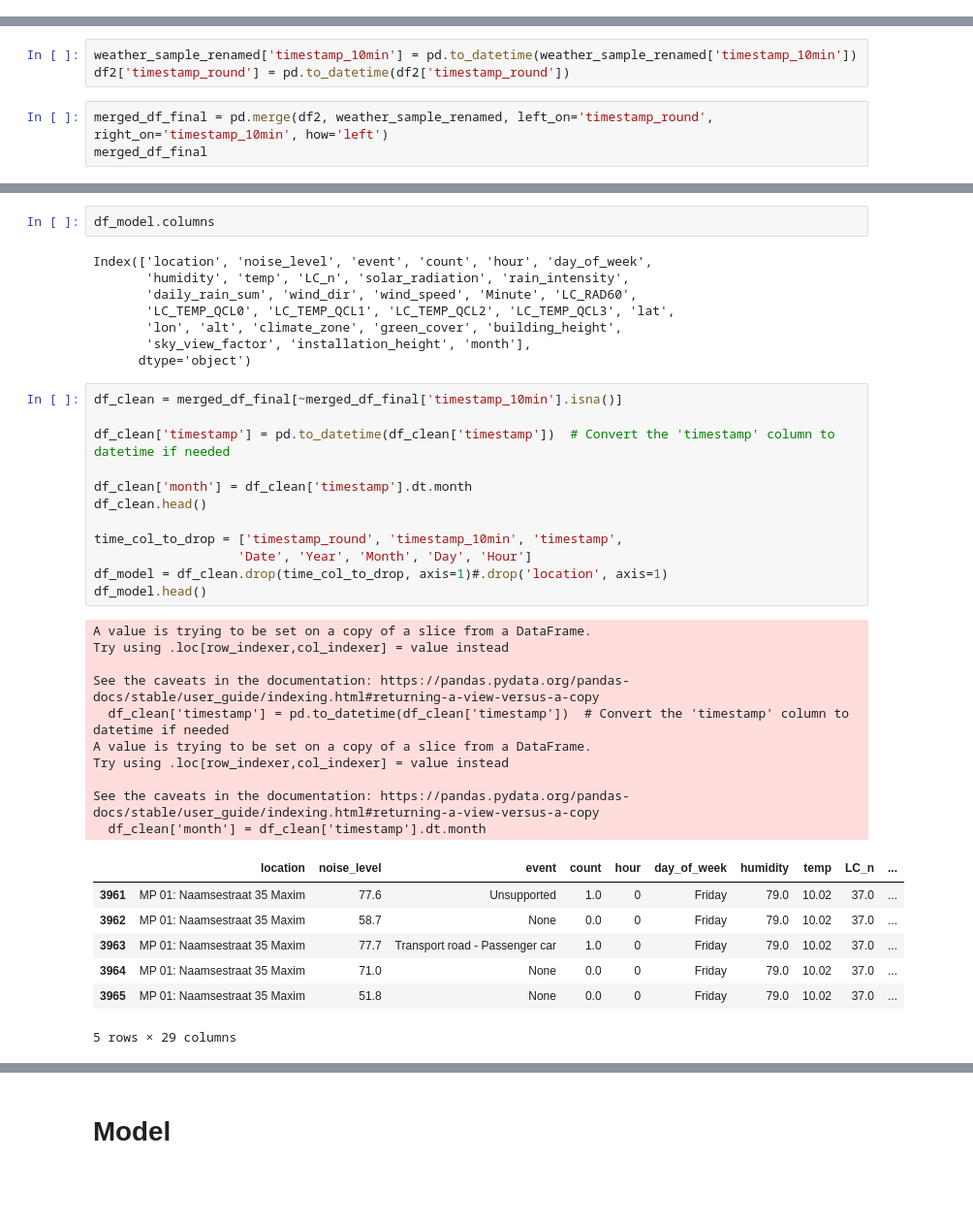
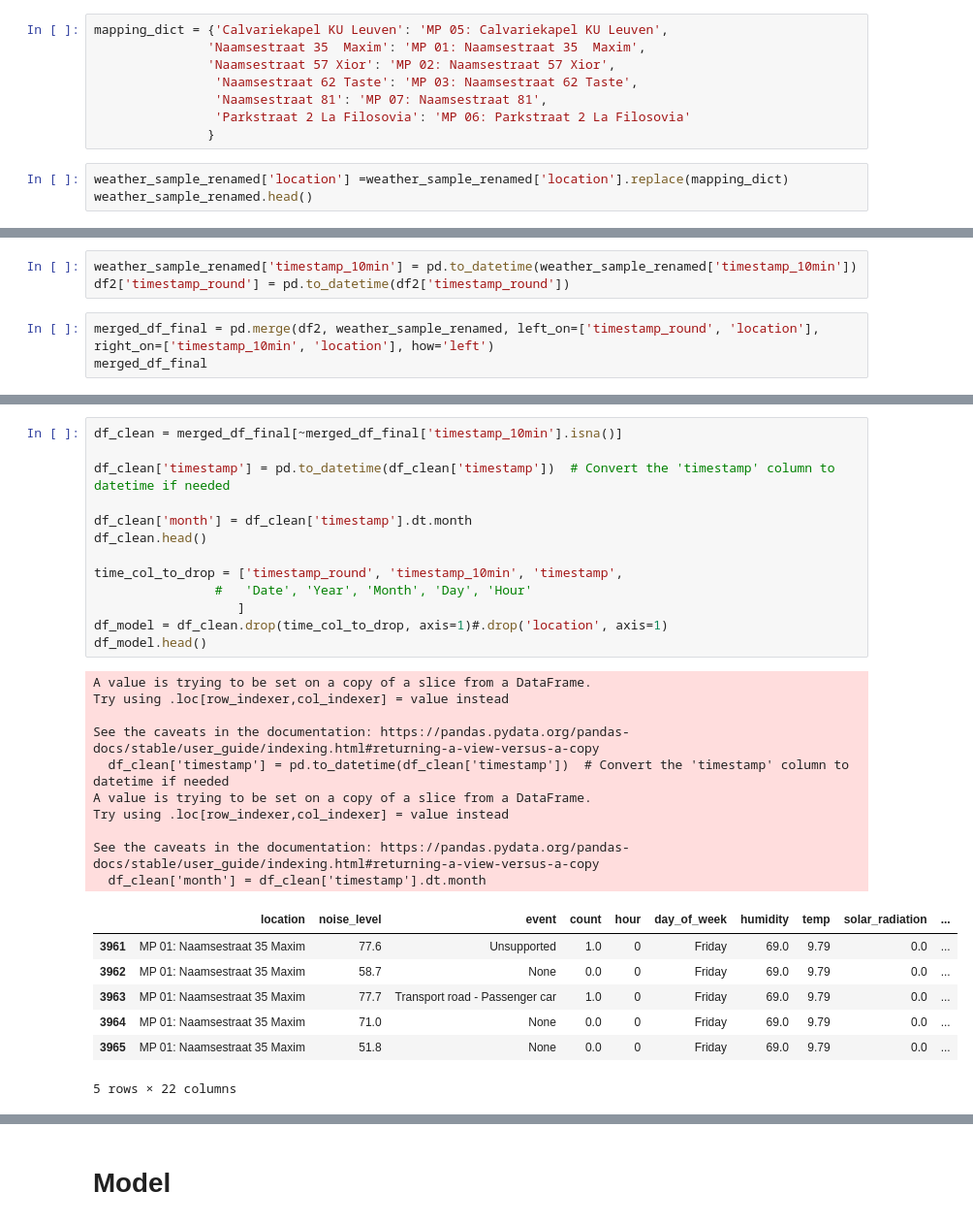
Before and after one commit to ngthien23/KUL-MDA, a Jupyter notebook: WentingJiang/standard_model.ipynb, the cells around one changed output, grey strips where cells are left out. Shown at 97% size. Cells and saved outputs as stored; diff of their text form; blank space fills up the shorter version.

```diff
--- a/WentingJiang/standard_model.ipynb
+++ b/WentingJiang/standard_model.ipynb
@@ -637,0 +613,11 @@ weather_sample_renamed.head() # now merge this by location and time to the noise
+# %%
+mapping_dict = {'Calvariekapel KU Leuven': 'MP 05: Calvariekapel KU Leuven',
+               'Naamsestraat 35  Maxim': 'MP 01: Naamsestraat 35  Maxim',
+               'Naamsestraat 57 Xior': 'MP 02: Naamsestraat 57 Xior',
+                'Naamsestraat 62 Taste': 'MP 03: Naamsestraat 62 Taste',
+                'Naamsestraat 81': 'MP 07: Naamsestraat 81',
+                'Parkstraat 2 La Filosovia': 'MP 06: Parkstraat 2 La Filosovia'
+               }
+# %%
+weather_sample_renamed['location'] =weather_sample_renamed['location'].replace(mapping_dict)
+weather_sample_renamed.head()
@@ -660,7 +691,7 @@ array(['MP 01: Naamsestraat 35  Maxim', 'MP 02: Naamsestraat 57 Xior',
 weather_sample_renamed['timestamp_10min'] = pd.to_datetime(weather_sample_renamed['timestamp_10min'])
 df2['timestamp_round'] = pd.to_datetime(df2['timestamp_round'])
 # %%
-merged_df_final = pd.merge(df2, weather_sample_renamed, left_on='timestamp_round', right_on='timestamp_10min', how='left')
+merged_df_final = pd.merge(df2, weather_sample_renamed, left_on=['timestamp_round', 'location'], right_on=['timestamp_10min', 'location'], how='left')
 merged_df_final
 # %% [output]
 |  | timestamp | location | noise_level | event | count | hour | day_of_week | timestamp_round | ... |
@@ -679,43 +710,34 @@ merged_df_final
-# %%
-df_model.columns
-# %% [output]
-Index(['location', 'noise_level', 'event', 'count', 'hour', 'day_of_week',
-       'humidity', 'temp', 'LC_n', 'solar_radiation', 'rain_intensity',
-       'daily_rain_sum', 'wind_dir', 'wind_speed', 'Minute', 'LC_RAD60',
-       'LC_TEMP_QCL0', 'LC_TEMP_QCL1', 'LC_TEMP_QCL2', 'LC_TEMP_QCL3', 'lat',
-       'lon', 'alt', 'climate_zone', 'green_cover', 'building_height',
-       'sky_view_factor', 'installation_height', 'month'],
-      dtype='object')
 # %%
 df_clean = merged_df_final[~merged_df_final['timestamp_10min'].isna()]
 
 df_clean['timestamp'] = pd.to_datetime(df_clean['timestamp'])  # Convert the 'timestamp' column to datetime if needed
 
 df_clean['month'] = df_clean['timestamp'].dt.month
 df_clean.head()
 
 time_col_to_drop = ['timestamp_round', 'timestamp_10min', 'timestamp',
-                   'Date', 'Year', 'Month', 'Day', 'Hour']
+                #   'Date', 'Year', 'Month', 'Day', 'Hour'
+                   ]
 df_model = df_clean.drop(time_col_to_drop, axis=1)#.drop('location', axis=1)
 df_model.head()
 # %% [output]
 A value is trying to be set on a copy of a slice from a DataFrame.
 Try using .loc[row_indexer,col_indexer] = value instead
 
 See the caveats in the documentation: https://pandas.pydata.org/pandas-docs/stable/user_guide/indexing.html#returning-a-view-versus-a-copy
   df_clean['timestamp'] = pd.to_datetime(df_clean['timestamp'])  # Convert the 'timestamp' column to datetime if needed
 A value is trying to be set on a copy of a slice from a DataFrame.
 Try using .loc[row_indexer,col_indexer] = value instead
 
 See the caveats in the documentation: https://pandas.pydata.org/pandas-docs/stable/user_guide/indexing.html#returning-a-view-versus-a-copy
   df_clean['month'] = df_clean['timestamp'].dt.month
-|  | location | noise_level | event | count | hour | day_of_week | humidity | temp | LC_n | ... |
-| 3961 | MP 01: Naamsestraat 35 Maxim | 77.6 | Unsupported | 1.0 | 0 | Friday | 79.0 | 10.02 | 37.0 | ... |
-| 3962 | MP 01: Naamsestraat 35 Maxim | 58.7 | None | 0.0 | 0 | Friday | 79.0 | 10.02 | 37.0 | ... |
-| 3963 | MP 01: Naamsestraat 35 Maxim | 77.7 | Transport road - Passenger car | 1.0 | 0 | Friday | 79.0 | 10.02 | 37.0 | ... |
-| 3964 | MP 01: Naamsestraat 35 Maxim | 71.0 | None | 0.0 | 0 | Friday | 79.0 | 10.02 | 37.0 | ... |
-| 3965 | MP 01: Naamsestraat 35 Maxim | 51.8 | None | 0.0 | 0 | Friday | 79.0 | 10.02 | 37.0 | ... |
+|  | location | noise_level | event | count | hour | day_of_week | humidity | temp | solar_radiation | ... |
+| 3961 | MP 01: Naamsestraat 35 Maxim | 77.6 | Unsupported | 1.0 | 0 | Friday | 69.0 | 9.79 | 0.0 | ... |
+| 3962 | MP 01: Naamsestraat 35 Maxim | 58.7 | None | 0.0 | 0 | Friday | 69.0 | 9.79 | 0.0 | ... |
+| 3963 | MP 01: Naamsestraat 35 Maxim | 77.7 | Transport road - Passenger car | 1.0 | 0 | Friday | 69.0 | 9.79 | 0.0 | ... |
+| 3964 | MP 01: Naamsestraat 35 Maxim | 71.0 | None | 0.0 | 0 | Friday | 69.0 | 9.79 | 0.0 | ... |
+| 3965 | MP 01: Naamsestraat 35 Maxim | 51.8 | None | 0.0 | 0 | Friday | 69.0 | 9.79 | 0.0 | ... |
-5 rows × 29 columns
+5 rows × 22 columns
 # %%
 df_model.head()
 # %% [output]
```
Also changed, not shown: parts of 63 cells of this notebook.
